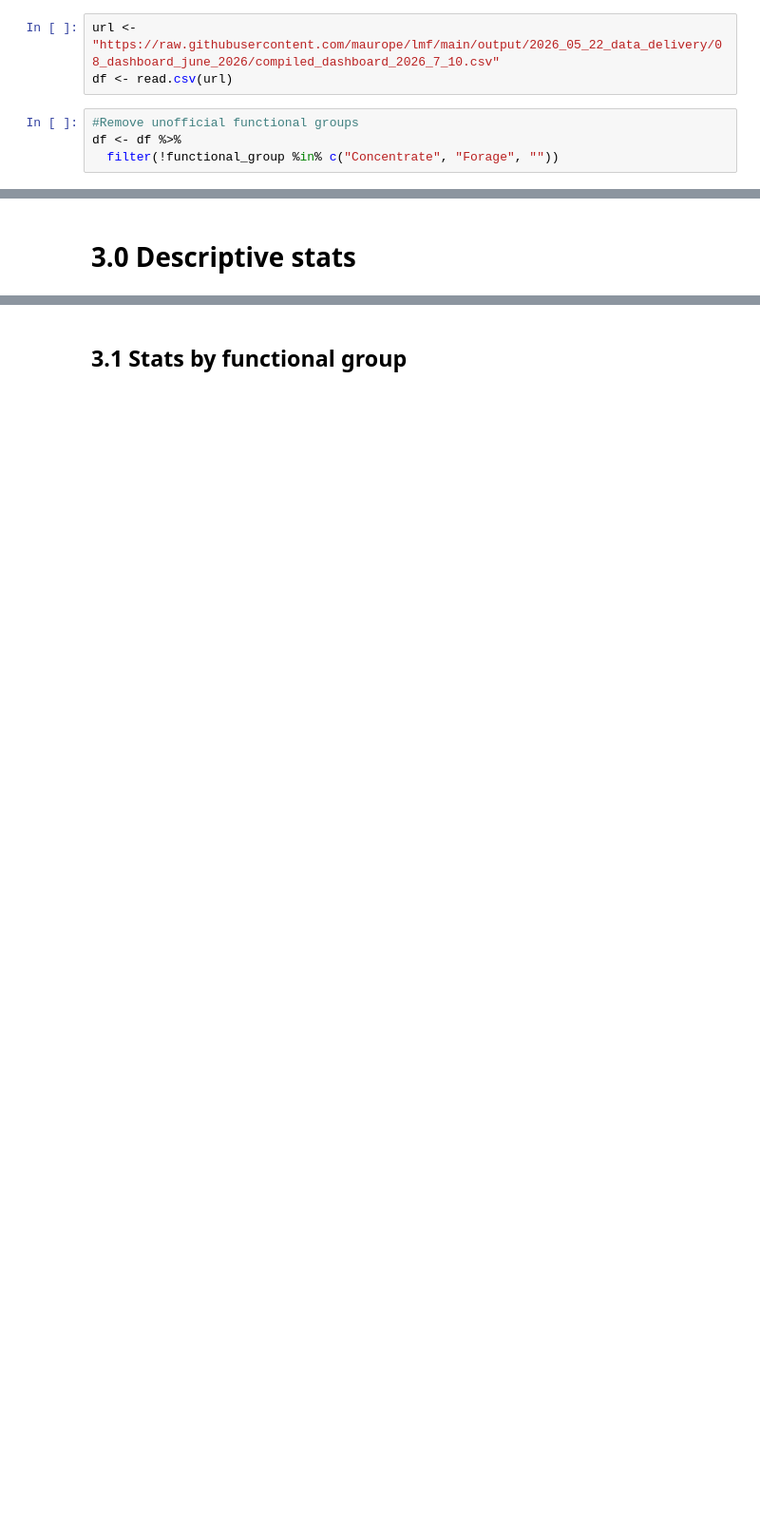
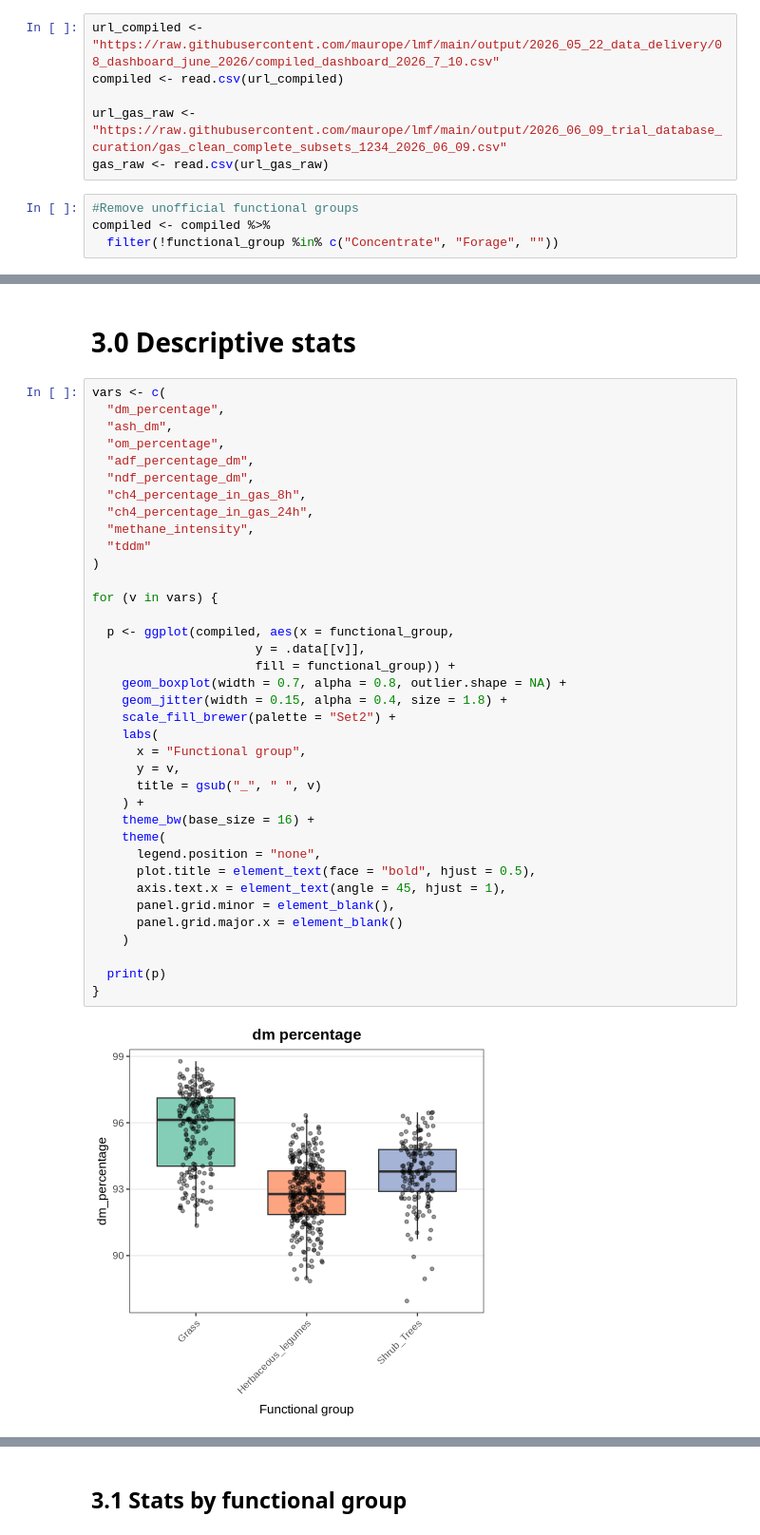
Before and after one commit to maurope/lmf, a Jupyter notebook: notebooks/2026/2026_07_15_R_lmf_stats_report_1.ipynb, the cells around one changed output, grey strips where cells are left out. Shown at 95% size. Cells and saved outputs as stored; diff of their text form; blank space fills up the shorter version.

```diff
--- a/notebooks/2026/2026_07_15_R_lmf_stats_report_1.ipynb
+++ b/notebooks/2026/2026_07_15_R_lmf_stats_report_1.ipynb
@@ -35,10 +55,13 @@ library(patchwork)
 # %% [markdown]
 # 2.0 Data load
 # %%
-url <- "https://raw.githubusercontent.com/maurope/lmf/main/output/2026_05_22_data_delivery/08_dashboard_june_2026/compiled_dashboard_2026_7_10.csv"
-df <- read.csv(url)
+url_compiled <- "https://raw.githubusercontent.com/maurope/lmf/main/output/2026_05_22_data_delivery/08_dashboard_june_2026/compiled_dashboard_2026_7_10.csv"
+compiled <- read.csv(url_compiled)
+
+url_gas_raw <- "https://raw.githubusercontent.com/maurope/lmf/main/output/2026_06_09_trial_database_curation/gas_clean_complete_subsets_1234_2026_06_09.csv"
+gas_raw <- read.csv(url_gas_raw)
 # %%
 #Remove unofficial functional groups
-df <- df %>%
+compiled <- compiled %>%
   filter(!functional_group %in% c("Concentrate", "Forage", ""))
 # %%
@@ -55,3 +78,42 @@ A data.frame: 6 × 19
 | 6 | F24-3474 | CIAT-13609 | 1 | 207 | Genetic_bank | Desmodium incanum | Herbaceous_legumes | 2 | ... |
 # %% [markdown]
 # 3.0 Descriptive stats
+# %%
+vars <- c(
+  "dm_percentage",
+  "ash_dm",
+  "om_percentage",
+  "adf_percentage_dm",
+  "ndf_percentage_dm",
+  "ch4_percentage_in_gas_8h",
+  "ch4_percentage_in_gas_24h",
+  "methane_intensity",
+  "tddm"
+)
+
+for (v in vars) {
+
+  p <- ggplot(compiled, aes(x = functional_group,
+                      y = .data[[v]],
+                      fill = functional_group)) +
+    geom_boxplot(width = 0.7, alpha = 0.8, outlier.shape = NA) +
+    geom_jitter(width = 0.15, alpha = 0.4, size = 1.8) +
+    scale_fill_brewer(palette = "Set2") +
+    labs(
+      x = "Functional group",
+      y = v,
+      title = gsub("_", " ", v)
+    ) +
+    theme_bw(base_size = 16) +
+    theme(
+      legend.position = "none",
+      plot.title = element_text(face = "bold", hjust = 0.5),
+      axis.text.x = element_text(angle = 45, hjust = 1),
+      panel.grid.minor = element_blank(),
+      panel.grid.major.x = element_blank()
+    )
+
+  print(p)
+}
+# %% [output]
+[figure, added]
```
Also changed, not shown: parts of 24 cells of this notebook, 7 other files.
